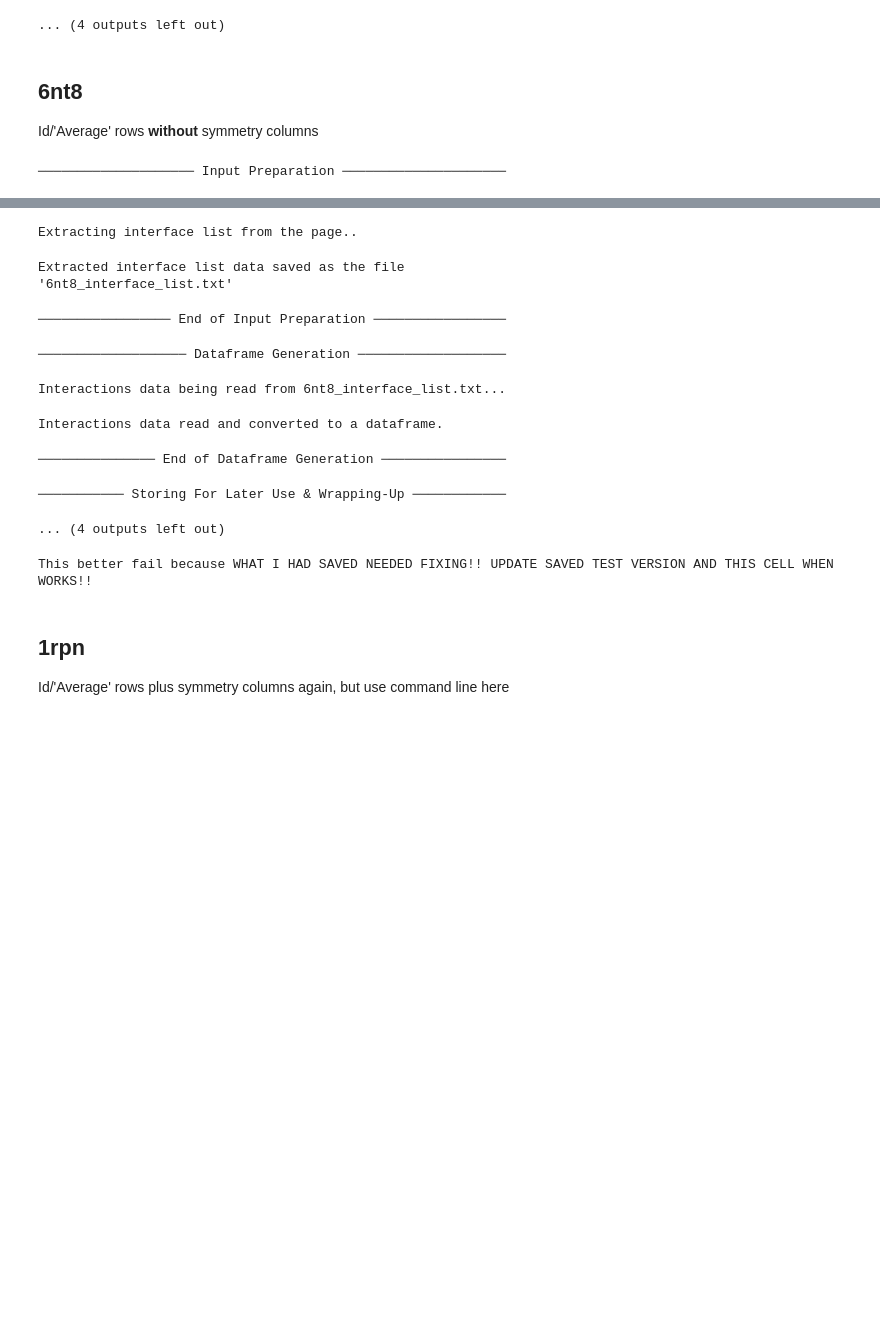
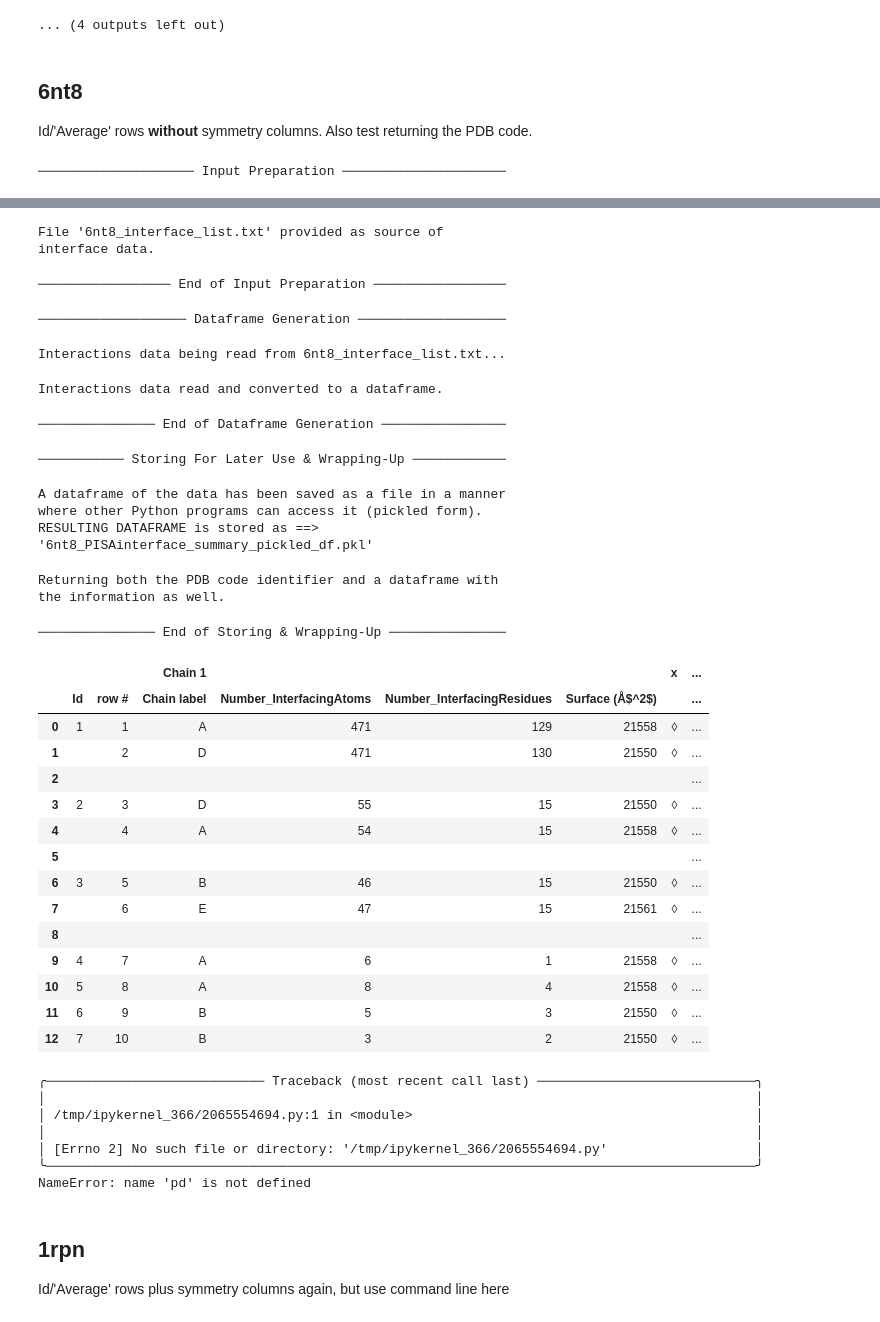
Before and after one commit to fomightez/pdbepisa-binder, a Jupyter notebook: notebooks/tests_of_pisa_interface_list_to_df.py.ipynb, the cells around one changed output, grey strips where cells are left out. Cells and saved outputs as stored; diff of their text form; code cells hidden in the pictures; blank space fills up the shorter version.

Commit message:
add testing return of the PDB code

```diff
--- a/notebooks/tests_of_pisa_interface_list_to_df.py.ipynb
+++ b/notebooks/tests_of_pisa_interface_list_to_df.py.ipynb
@@ -108,9 +108,9 @@ pd.testing.assert_frame_equal(dfb, expected_1trn_df)
 ## 6nt8
 
 
-Id/'Average' rows **without** symmetry columns
+Id/'Average' rows **without** symmetry columns. Also test returning the PDB code.
 # %%
-dfc = pisa_interface_list_to_df('6nt8')
+pdb_code,dfc = pisa_interface_list_to_df('6nt8', return_pdb_code = True)
 dfc
 # %% [output]
 ──────────────────── Input Preparation ─────────────────────
@@ -120,10 +117,30 @@ dfc
-Extracting interface list from the page..
+File '6nt8_interface_list.txt' provided as source of
+interface data.
-Extracted interface list data saved as the file
-'6nt8_interface_list.txt'
+───────────────── End of Input Preparation ─────────────────
-───────────────── End of Input Preparation ─────────────────
+─────────────────── Dataframe Generation ───────────────────
-─────────────────── Dataframe Generation ───────────────────
+Interactions data being read from 6nt8_interface_list.txt...
-Interactions data being read from 6nt8_interface_list.txt...
+Interactions data read and converted to a dataframe.
-Interactions data read and converted to a dataframe.
+─────────────── End of Dataframe Generation ────────────────
-─────────────── End of Dataframe Generation ────────────────
+─────────── Storing For Later Use & Wrapping-Up ────────────
-─────────── Storing For Later Use & Wrapping-Up ────────────
+A dataframe of the data has been saved as a file in a manner
+where other Python programs can access it (pickled form).
+RESULTING DATAFRAME is stored as ==>
+'6nt8_PISAinterface_summary_pickled_df.pkl'
-... (4 outputs left out)
+Returning both the PDB code identifier and a dataframe with
+the information as well.
+─────────────── End of Storing & Wrapping-Up ───────────────
+|  |  |  | Chain 1 |  |  |  | x | ... |
+|  | Id | row # | Chain label | Number_InterfacingAtoms | Number_InterfacingResidues | Surface (Å$^2$) |  | ... |
+| 0 | 1 | 1 | A | 471 | 129 | 21558 | ◊ | ... |
+| 1 |  | 2 | D | 471 | 130 | 21550 | ◊ | ... |
+| 2 |  |  |  |  |  |  |  | ... |
+| 3 | 2 | 3 | D | 55 | 15 | 21550 | ◊ | ... |
+| 4 |  | 4 | A | 54 | 15 | 21558 | ◊ | ... |
+| 5 |  |  |  |  |  |  |  | ... |
+| 6 | 3 | 5 | B | 46 | 15 | 21550 | ◊ | ... |
+| 7 |  | 6 | E | 47 | 15 | 21561 | ◊ | ... |
+| 8 |  |  |  |  |  |  |  | ... |
+| 9 | 4 | 7 | A | 6 | 1 | 21558 | ◊ | ... |
+| 10 | 5 | 8 | A | 8 | 4 | 21558 | ◊ | ... |
+| 11 | 6 | 9 | B | 5 | 3 | 21550 | ◊ | ... |
+| 12 | 7 | 10 | B | 3 | 2 | 21550 | ◊ | ... |
@@ -132,7 +151,13 @@ expected_6nt8_df = pd.read_pickle("tests/6nt8_PISAinterface_summary_pickled_df.p
 pd.testing.assert_frame_equal(dfc, expected_6nt8_df)
 print("This better fail because WHAT I HAD SAVED NEEDED FIXING!! UPDATE SAVED TEST VERSION AND THIS CELL WHEN WORKS!!")
 # %% [output]
-This better fail because WHAT I HAD SAVED NEEDED FIXING!! UPDATE SAVED TEST VERSION AND THIS CELL WHEN WORKS!!
+╭──────────────────────────── Traceback (most recent call last) ────────────────────────────╮
+│                                                                                           │
+│ /tmp/ipykernel_366/2065554694.py:1 in <module>                                            │
+│                                                                                           │
+│ [Errno 2] No such file or directory: '/tmp/ipykernel_366/2065554694.py'                   │
+╰───────────────────────────────────────────────────────────────────────────────────────────╯
+NameError: name 'pd' is not defined
 # %% [markdown]
 ## 1rpn
 
```
Also changed, not shown: parts of 2 cells of this notebook.
